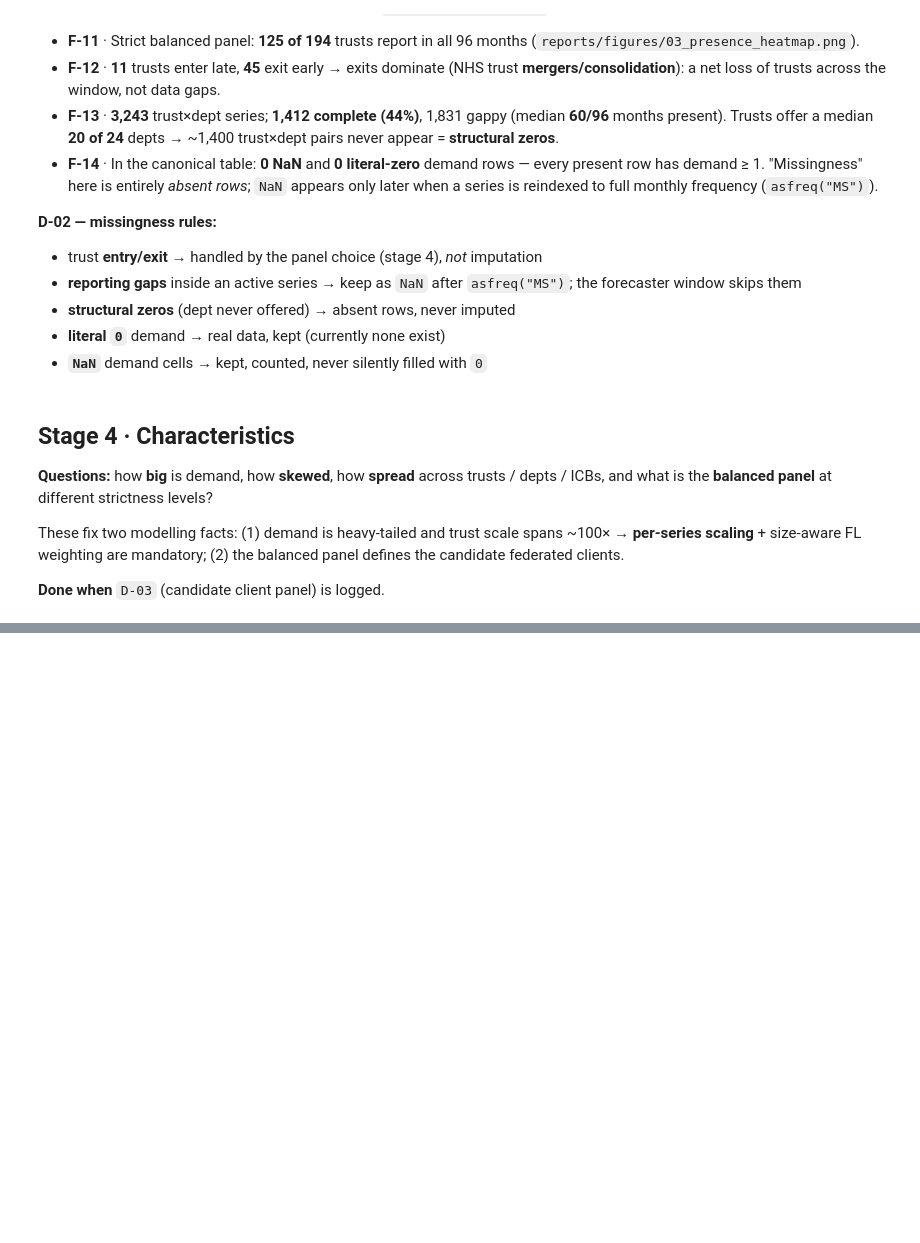
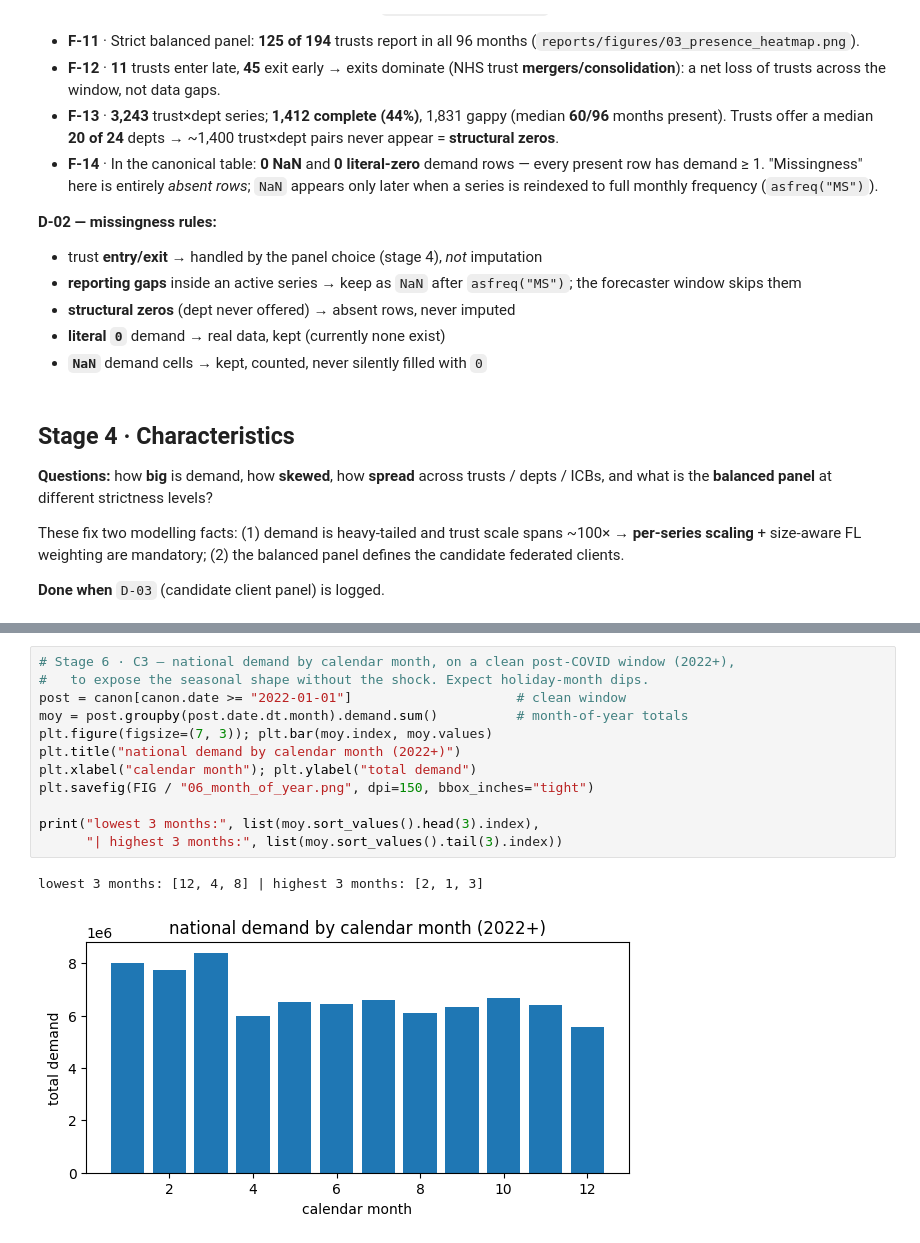
Before and after one commit to nileshsarkar-ai/fedOPD, a Jupyter notebook: src/eda/EDA.ipynb, the cells around one changed output, grey strips where cells are left out. Cells and saved outputs as stored; diff of their text form; blank space fills up the shorter version.

```diff
--- a/src/eda/EDA.ipynb
+++ b/src/eda/EDA.ipynb
@@ -482,0 +736,15 @@ print(icb_now.head(10))
+# %%
+# Stage 6 · C3 — national demand by calendar month, on a clean post-COVID window (2022+),
+#   to expose the seasonal shape without the shock. Expect holiday-month dips.
+post = canon[canon.date >= "2022-01-01"]                     # clean window
+moy = post.groupby(post.date.dt.month).demand.sum()          # month-of-year totals
+plt.figure(figsize=(7, 3)); plt.bar(moy.index, moy.values)
+plt.title("national demand by calendar month (2022+)")
+plt.xlabel("calendar month"); plt.ylabel("total demand")
+plt.savefig(FIG / "06_month_of_year.png", dpi=150, bbox_inches="tight")
+
+print("lowest 3 months:", list(moy.sort_values().head(3).index),
+      "| highest 3 months:", list(moy.sort_values().tail(3).index))
+# %% [output]
+lowest 3 months: [12, 4, 8] | highest 3 months: [2, 1, 3]
+[figure, added]
```
Also changed, not shown: parts of 43 cells of this notebook, 6 other files.
